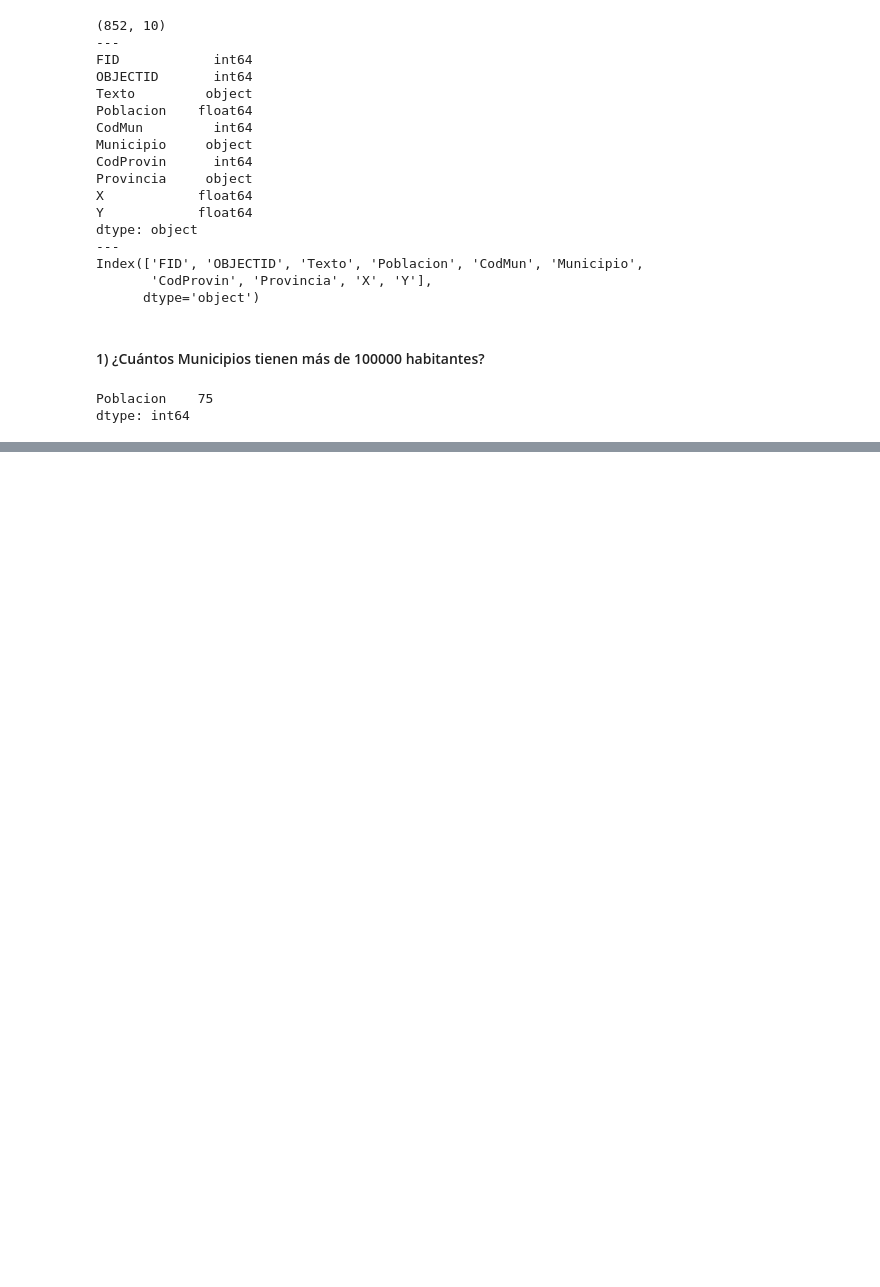
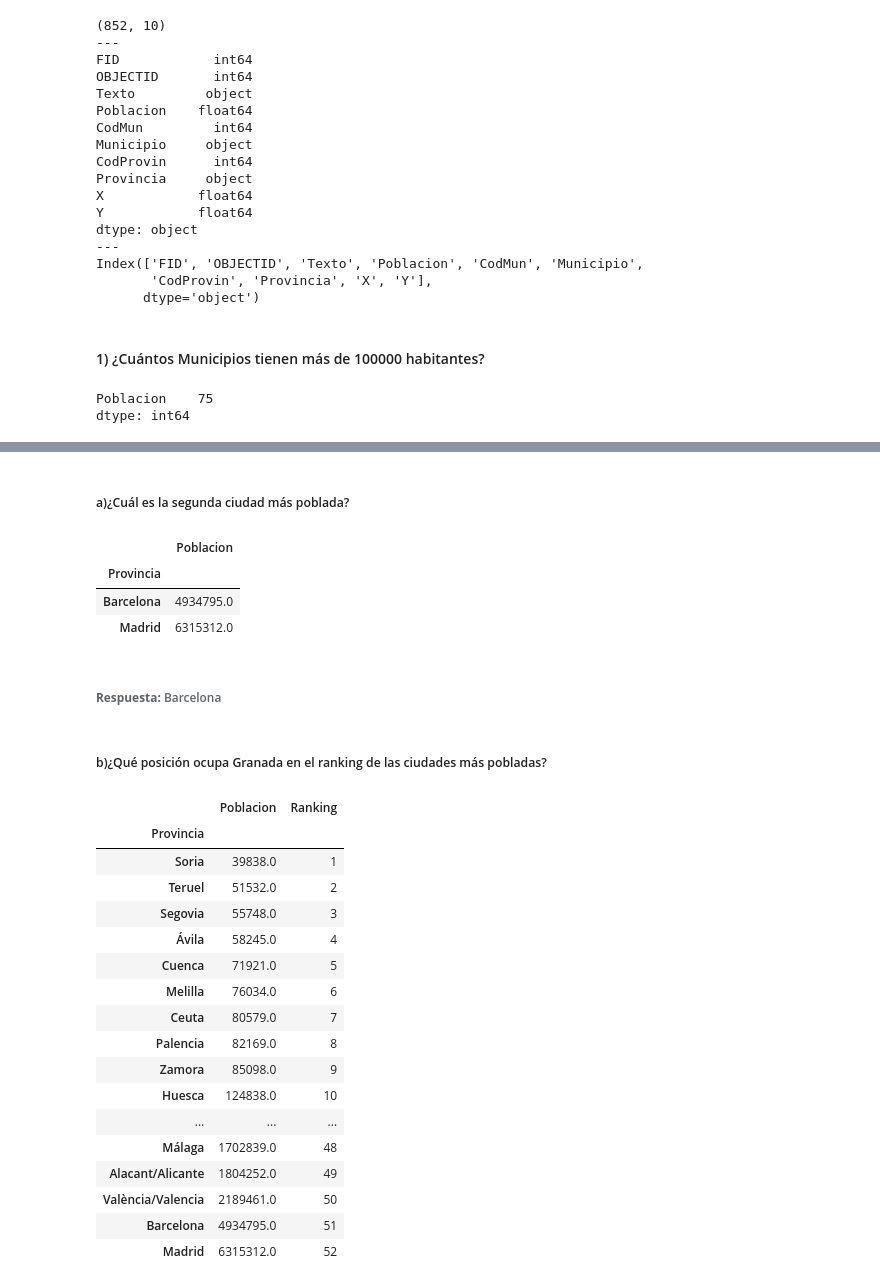
Before and after one commit to LeoContreras8/Laboratorio3, a Jupyter notebook: Laboratorio3.ipynb, the cells around one changed output, grey strips where cells are left out. Cells and saved outputs as stored; diff of their text form; code cells hidden in the pictures; blank space fills up the shorter version.

```diff
--- a/Laboratorio3.ipynb
+++ b/Laboratorio3.ipynb
@@ -193,0 +208,38 @@ dtype: int64
+# %% [markdown]
+##### a)¿Cuál es la segunda ciudad más poblada?
+# %%
+##Obtener las ultimas dos ciudades, seran las mas pobladas
+orden_ciudad.tail(2)
+# %% [output]
+|  | Poblacion |
+| Provincia |  |
+| Barcelona | 4934795.0 |
+| Madrid | 6315312.0 |
+# %% [markdown]
+###### **Respuesta:** Barcelona
+# %% [markdown]
+##### b)¿Qué posición ocupa Granada en el ranking de las ciudades más pobladas?
+# %%
+orden_ciudad['Ranking']=np.arange(1,53,1)
+
+
+orden_ciudad
+# %% [output]
+|  | Poblacion | Ranking |
+| Provincia |  |  |
+| Soria | 39838.0 | 1 |
+| Teruel | 51532.0 | 2 |
+| Segovia | 55748.0 | 3 |
+| Ávila | 58245.0 | 4 |
+| Cuenca | 71921.0 | 5 |
+| Melilla | 76034.0 | 6 |
+| Ceuta | 80579.0 | 7 |
+| Palencia | 82169.0 | 8 |
+| Zamora | 85098.0 | 9 |
+| Huesca | 124838.0 | 10 |
+| ... | ... | ... |
+| Málaga | 1702839.0 | 48 |
+| Alacant/Alicante | 1804252.0 | 49 |
+| València/Valencia | 2189461.0 | 50 |
+| Barcelona | 4934795.0 | 51 |
+| Madrid | 6315312.0 | 52 |
```
Also changed, not shown: parts of 3 cells of this notebook.
